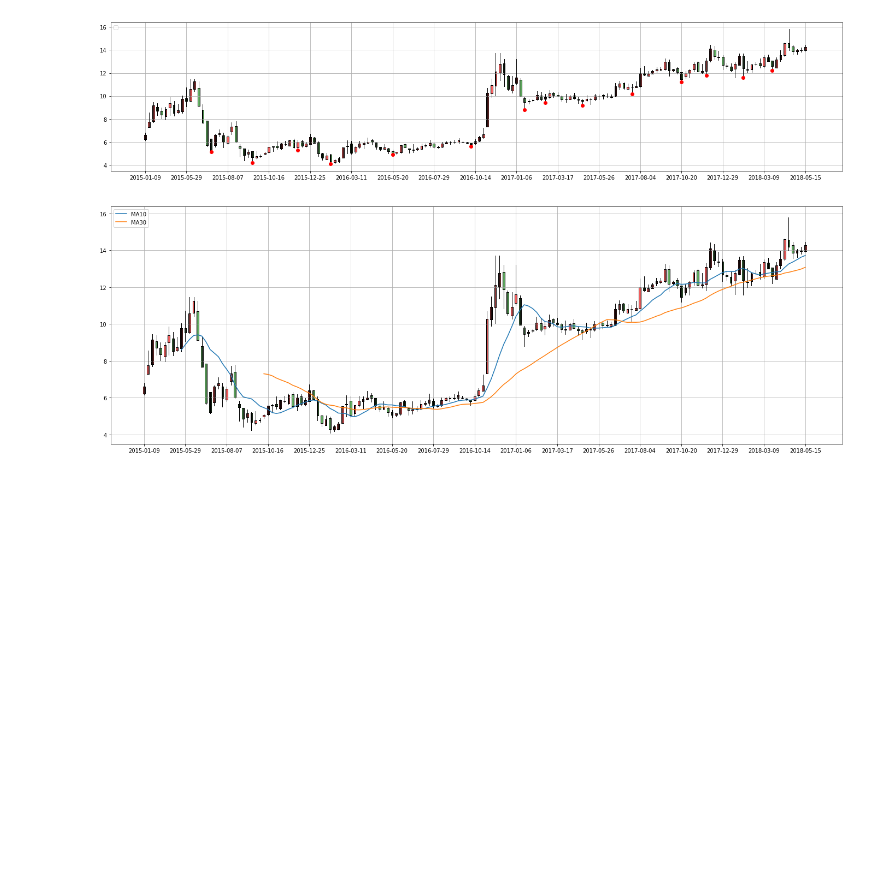
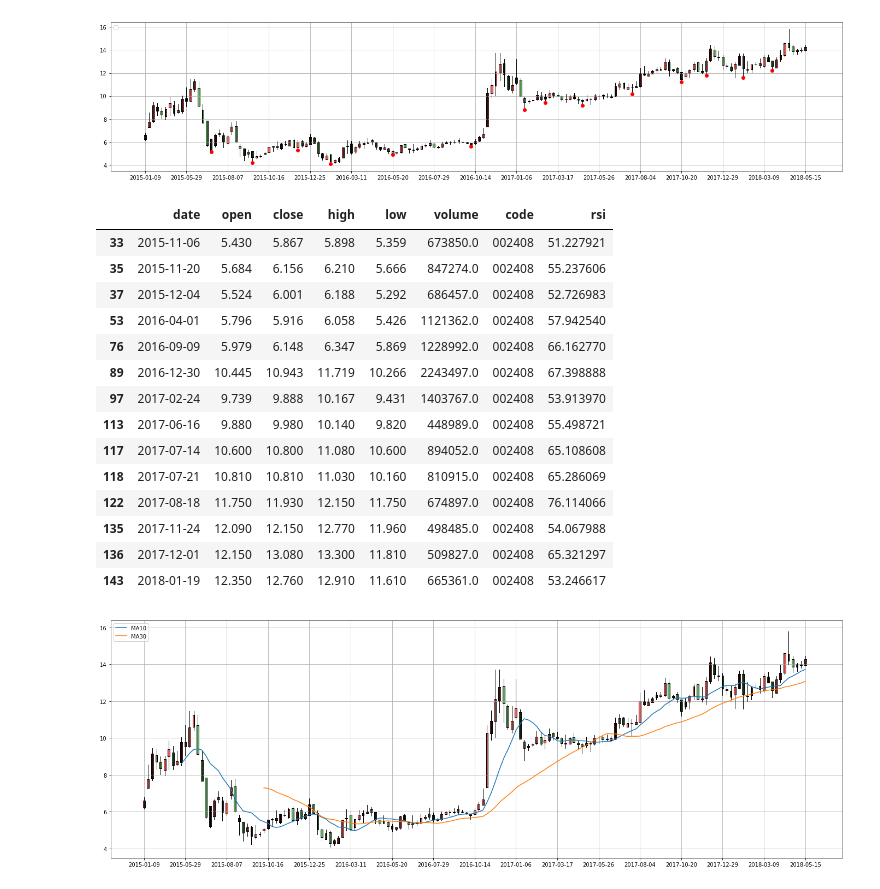
Before and after one commit to huanghan/notebook-01, a Jupyter notebook: tushareAPI.ipynb, the cells around one changed output. Drawn from its saved outputs; the diff is of its cells as text; code cells hidden in the pictures; blank space fills up the shorter version.

```diff
--- a/tushareAPI.ipynb
+++ b/tushareAPI.ipynb
@@ -77,3 +75,22 @@ plt.plot(low_Low.index.values,low_Low.values,'o',color='red')
+# %%
+#找底背离点
+data[ data["low"].shift(1)>data["low"] ]  [ data["rsi"].shift(1)<data["rsi"]  ]
+# %% [output]
+|  | date | open | close | high | low | volume | code | rsi |
+| 33 | 2015-11-06 | 5.430 | 5.867 | 5.898 | 5.359 | 673850.0 | 002408 | 51.227921 |
+| 35 | 2015-11-20 | 5.684 | 6.156 | 6.210 | 5.666 | 847274.0 | 002408 | 55.237606 |
+| 37 | 2015-12-04 | 5.524 | 6.001 | 6.188 | 5.292 | 686457.0 | 002408 | 52.726983 |
+| 53 | 2016-04-01 | 5.796 | 5.916 | 6.058 | 5.426 | 1121362.0 | 002408 | 57.942540 |
+| 76 | 2016-09-09 | 5.979 | 6.148 | 6.347 | 5.869 | 1228992.0 | 002408 | 66.162770 |
+| 89 | 2016-12-30 | 10.445 | 10.943 | 11.719 | 10.266 | 2243497.0 | 002408 | 67.398888 |
+| 97 | 2017-02-24 | 9.739 | 9.888 | 10.167 | 9.431 | 1403767.0 | 002408 | 53.913970 |
+| 113 | 2017-06-16 | 9.880 | 9.980 | 10.140 | 9.820 | 448989.0 | 002408 | 55.498721 |
+| 117 | 2017-07-14 | 10.600 | 10.800 | 11.080 | 10.600 | 894052.0 | 002408 | 65.108608 |
+| 118 | 2017-07-21 | 10.810 | 10.810 | 11.030 | 10.160 | 810915.0 | 002408 | 65.286069 |
+| 122 | 2017-08-18 | 11.750 | 11.930 | 12.150 | 11.750 | 674897.0 | 002408 | 76.114066 |
+| 135 | 2017-11-24 | 12.090 | 12.150 | 12.770 | 11.960 | 498485.0 | 002408 | 54.067988 |
+| 136 | 2017-12-01 | 12.150 | 13.080 | 13.300 | 11.810 | 509827.0 | 002408 | 65.321297 |
+| 143 | 2018-01-19 | 12.350 | 12.760 | 12.910 | 11.610 | 665361.0 | 002408 | 53.246617 |
 # %%
 
 sma_10 = talib.SMA(np.array(data['close']), 10)
```
Also changed, not shown: parts of 1 cell of this notebook.
